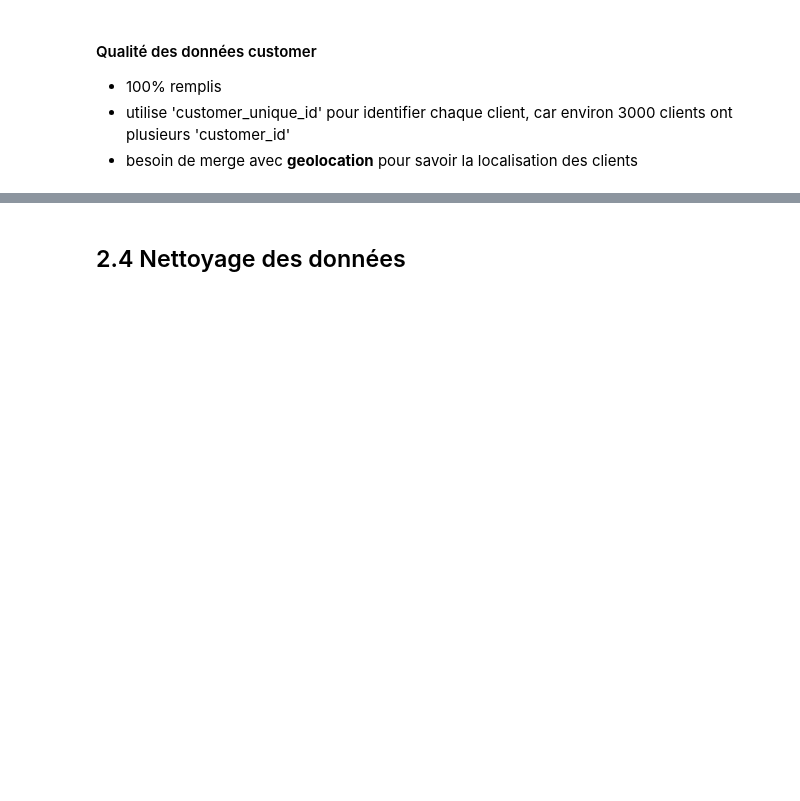
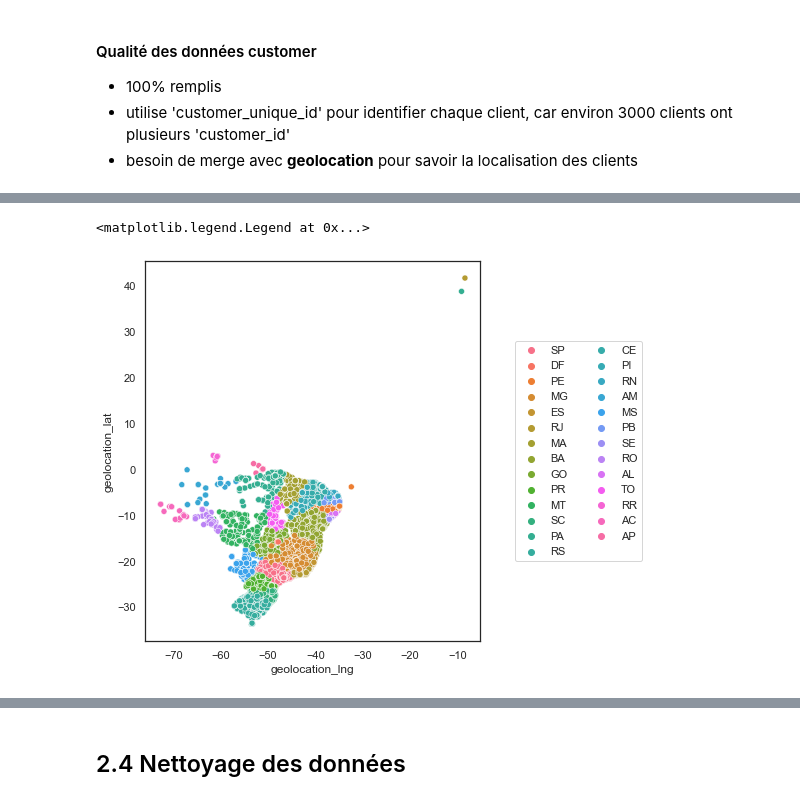
Before and after one commit to mrcreasey/oc-ds-p5-unsupervised-clustering, a Jupyter notebook: P5_01_analyse.ipynb, the cells around one changed output, grey strips where cells are left out. Saved outputs shown, nothing was run; the diff lists cells and outputs as text; code cells hidden in the pictures; blank space fills up the shorter version.

Commit message:
description geolocation

```diff
--- a/P5_01_analyse.ipynb
+++ b/P5_01_analyse.ipynb
@@ -288,0 +300,8 @@ dtype: int64
+# %%
+plt.figure(figsize=(6, 7))
+sns.scatterplot(data=geolocation.sample(50000), x='geolocation_lng',
+                y='geolocation_lat', hue='geolocation_state')
+plt.legend(bbox_to_anchor=(1.5, 0.5), loc=5, ncol=2)
+# %% [output]
+<matplotlib.legend.Legend at 0x...>
+[figure, added]
```
Also changed, not shown: parts of 14 cells of this notebook.
